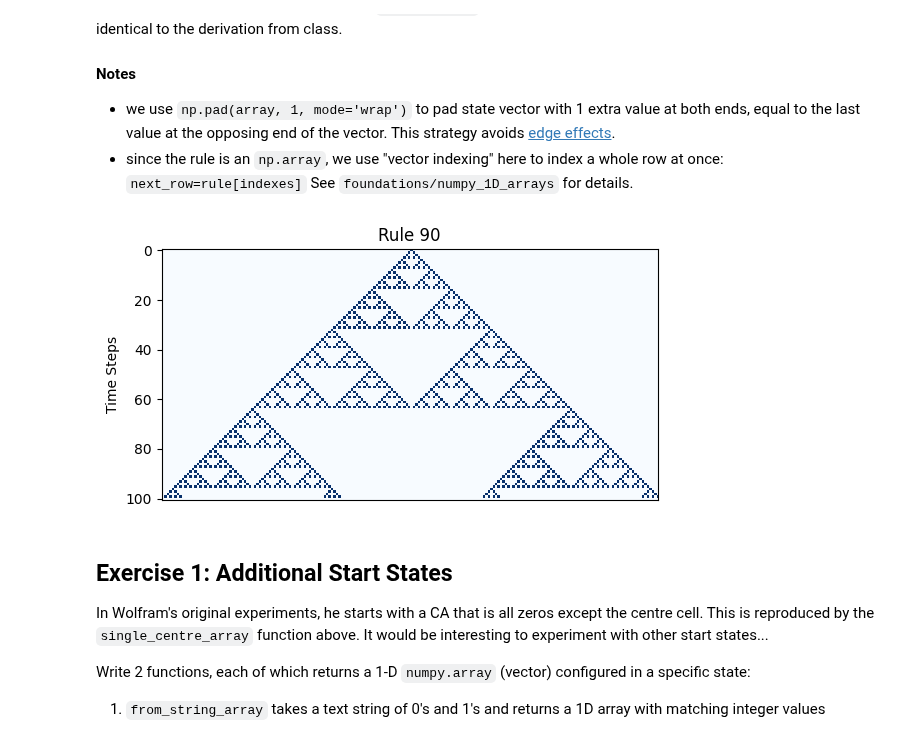
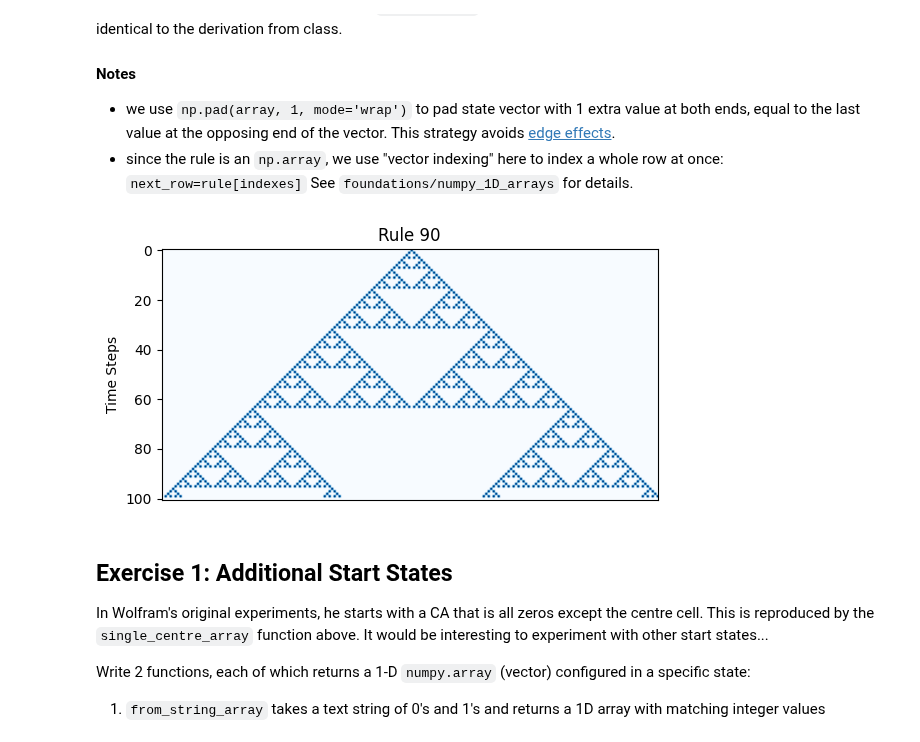
Before and after one commit to alirempel/cap-comp215, a Jupyter notebook: labs/lab05-CA-1D.ipynb, the cells around one changed output. Cells and saved outputs as stored; diff of their text form; code cells hidden in the pictures.

```diff
--- a/labs/lab05-CA-1D.ipynb
+++ b/labs/lab05-CA-1D.ipynb
@@ -81,35 +81,35 @@ def simulate_ca(n_cells, n_steps, rule):
     # create a stack of "empty" state vectors, one for each time step
     ca_timesteps = np.vstack([start_state, np.zeros((n_steps, len(start_state)), dtype=np.uint8)])
     # run the simulation
     for t in range(1, n_steps):
         ca_timesteps[t] = transition(ca_timesteps[t-1], rule)
     return ca_timesteps
 
 
 def plot_ca(array, axes=None, title='', cmap='Blues', **options):
     """
     Plot the 2D array as an image on the given axes  1's will be dark blue, 0's will be light blue.
 
     :param axes: the axes to plot on, or None to use the `plt.gca()` (current axes)
     :param options: keyword arguments passed directly to `plt.imshow()`
            see https://matplotlib.org/stable/api/_as_gen/matplotlib.axes.Axes.imshow.html
     """
     axes = axes or plt.gca()  # If not axes are provided, draw on current axes
     axes.set(
         title=title,
         ylabel='Time Steps',
     )
     # Turn off axes labels and tick marks
     axes.tick_params(axis='x', which='both', bottom=False, labelbottom=False)
     # Defaults for displaying a "matrix" with hard-pixel boundaries and (0,0) at top-left
-    options = {**dict(interpolation='nearest', origin='upper'), **options}
+    options = {**dict(interpolation=None, origin='upper'), **options}
     axes.imshow(array, cmap=cmap, **options)
 
 rule_90 = get_lookup_table(90)
 ca_timesteps = simulate_ca(200, 100, rule_90)
 plot_ca(ca_timesteps, title=f'Rule 90')
 # %% [output]
-[figure, old version]
+[figure, new version]
 # %% [markdown]
 ## Exercise 1: Additional Start States
 In Wolfram's original experiments, he starts with a CA that is all zeros except the centre cell.
```
Also changed, not shown: parts of 4 cells of this notebook.
